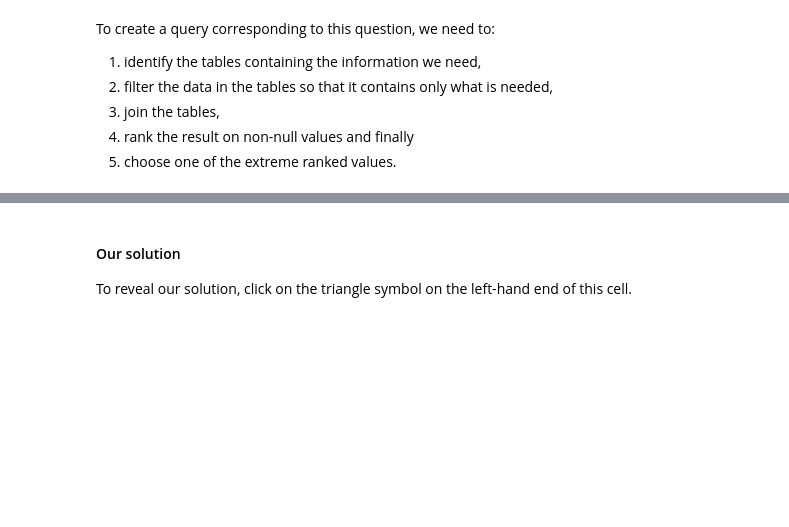
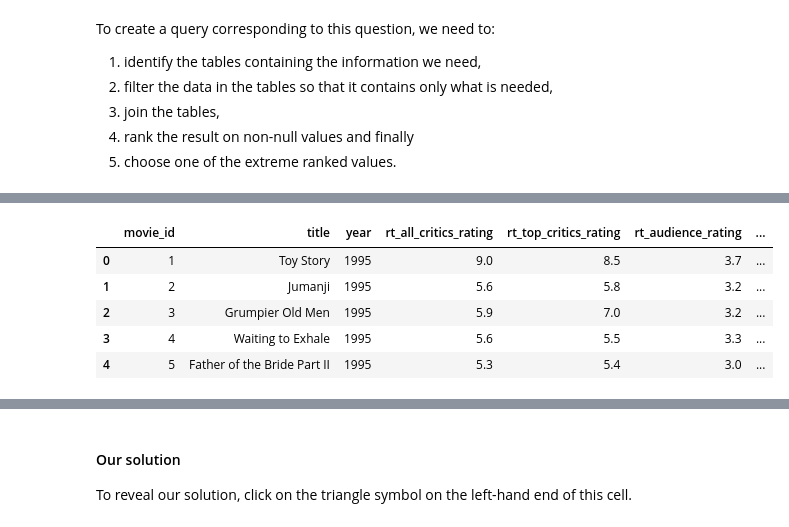
Before and after one commit to snowkuma/tm351-notebooks, a Jupyter notebook: p08/08.2 Querying the Movies Database.ipynb, the cells around one changed output, grey strips where cells are left out. Saved outputs shown, nothing was run; the diff lists cells and outputs as text; code cells hidden in the pictures; blank space fills up the shorter version.

```diff
--- a/p08/08.2 Querying the Movies Database.ipynb
+++ b/p08/08.2 Querying the Movies Database.ipynb
@@ -256,0 +486,10 @@ To create a query corresponding to this question, we need to:
+# %%
+allRatings_df = movie_df[~movie_df['rt_all_critics_rating'].isnull()]
+allRatings_df.head()
+# %% [output]
+|  | movie_id | title | year | rt_all_critics_rating | rt_top_critics_rating | rt_audience_rating | ... |
+| 0 | 1 | Toy Story | 1995 | 9.0 | 8.5 | 3.7 | ... |
+| 1 | 2 | Jumanji | 1995 | 5.6 | 5.8 | 3.2 | ... |
+| 2 | 3 | Grumpier Old Men | 1995 | 5.9 | 7.0 | 3.2 | ... |
+| 3 | 4 | Waiting to Exhale | 1995 | 5.6 | 5.5 | 3.3 | ... |
+| 4 | 5 | Father of the Bride Part II | 1995 | 5.3 | 5.4 | 3.0 | ... |
```
Also changed, not shown: parts of 36 cells of this notebook, 31 other files.
